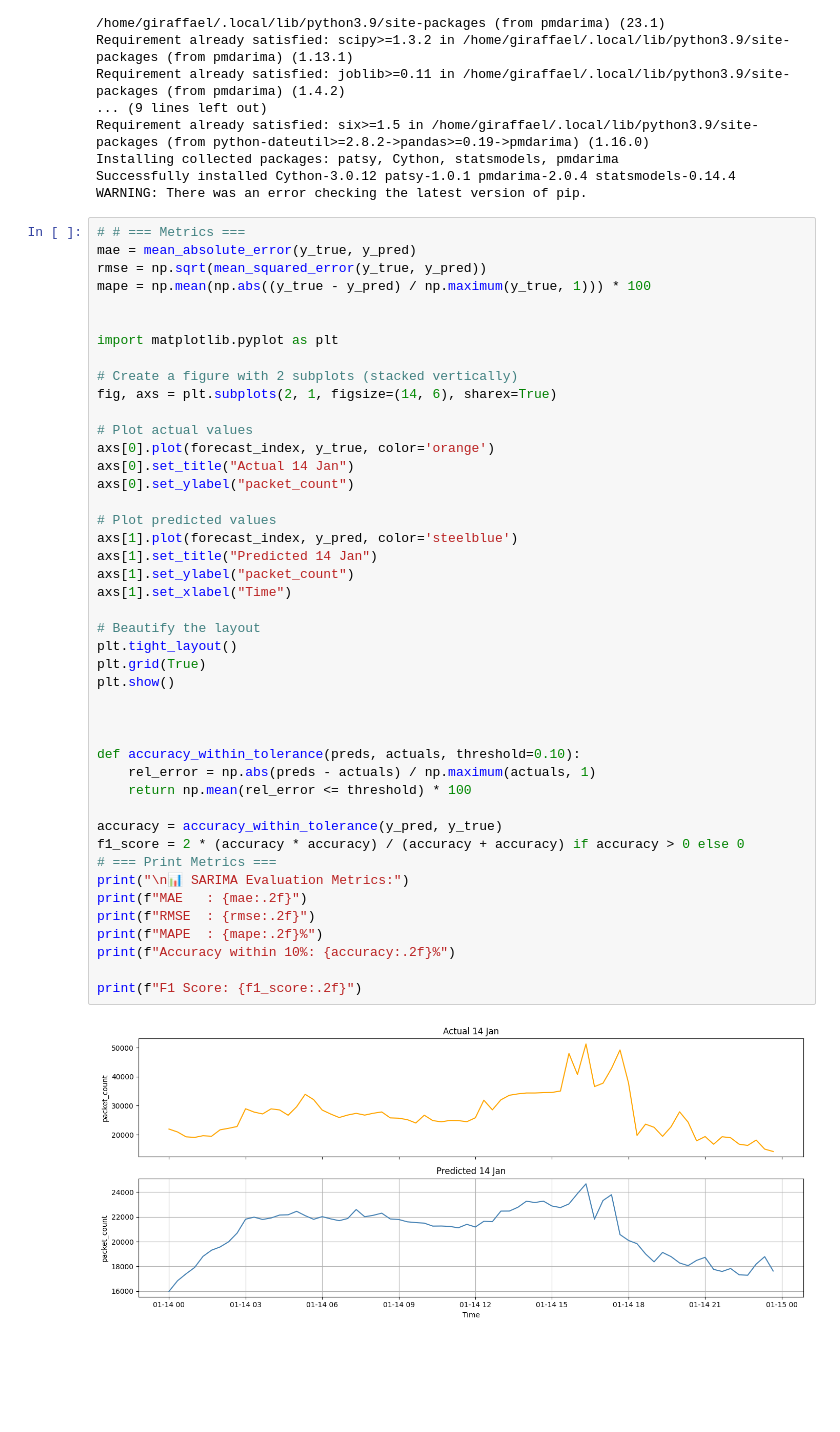
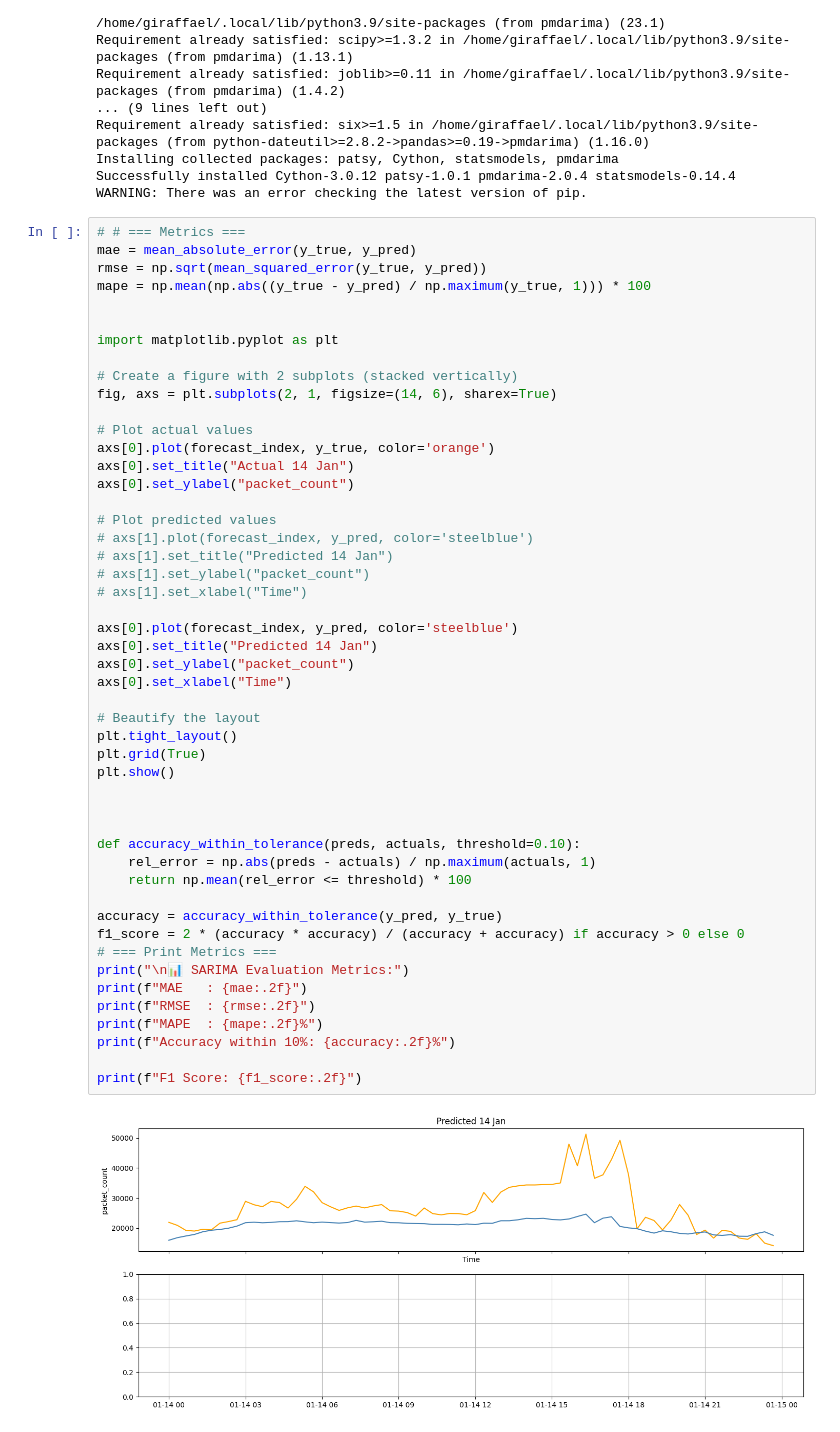
Before and after one commit to ghazalrafiei/DNN_Networking, a Jupyter notebook: stats.ipynb, the cells around one changed output. Saved outputs shown, nothing was run; the diff lists cells and outputs as text; blank space fills up the shorter version.

Commit message:
Update graph

```diff
--- a/stats.ipynb
+++ b/stats.ipynb
@@ -172,38 +172,43 @@ fig, axs = plt.subplots(2, 1, figsize=(14, 6), sharex=True)
 
 # Plot actual values
 axs[0].plot(forecast_index, y_true, color='orange')
 axs[0].set_title("Actual 14 Jan")
 axs[0].set_ylabel("packet_count")
 
 # Plot predicted values
-axs[1].plot(forecast_index, y_pred, color='steelblue')
-axs[1].set_title("Predicted 14 Jan")
-axs[1].set_ylabel("packet_count")
-axs[1].set_xlabel("Time")
+# axs[1].plot(forecast_index, y_pred, color='steelblue')
+# axs[1].set_title("Predicted 14 Jan")
+# axs[1].set_ylabel("packet_count")
+# axs[1].set_xlabel("Time")
+
+axs[0].plot(forecast_index, y_pred, color='steelblue')
+axs[0].set_title("Predicted 14 Jan")
+axs[0].set_ylabel("packet_count")
+axs[0].set_xlabel("Time")
 
 # Beautify the layout
 plt.tight_layout()
 plt.grid(True)
 plt.show()
 
 
 
 def accuracy_within_tolerance(preds, actuals, threshold=0.10):
     rel_error = np.abs(preds - actuals) / np.maximum(actuals, 1)
     return np.mean(rel_error <= threshold) * 100
 
 accuracy = accuracy_within_tolerance(y_pred, y_true)
 f1_score = 2 * (accuracy * accuracy) / (accuracy + accuracy) if accuracy > 0 else 0
 # === Print Metrics ===
 print("\n📊 SARIMA Evaluation Metrics:")
 print(f"MAE   : {mae:.2f}")
 print(f"RMSE  : {rmse:.2f}")
 print(f"MAPE  : {mape:.2f}%")
 print(f"Accuracy within 10%: {accuracy:.2f}%")
 
 print(f"F1 Score: {f1_score:.2f}")
 # %% [output]
-[figure, old version]
+[figure, new version]
 📊 SARIMA Evaluation Metrics:
 MAE   : 6670.89
 RMSE  : 9030.97
```
